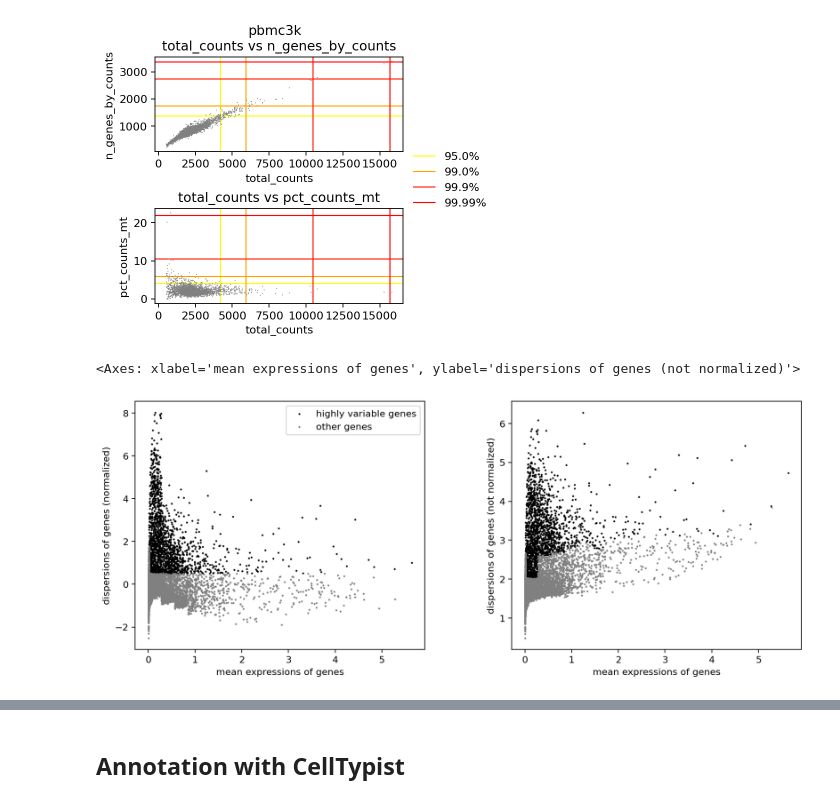
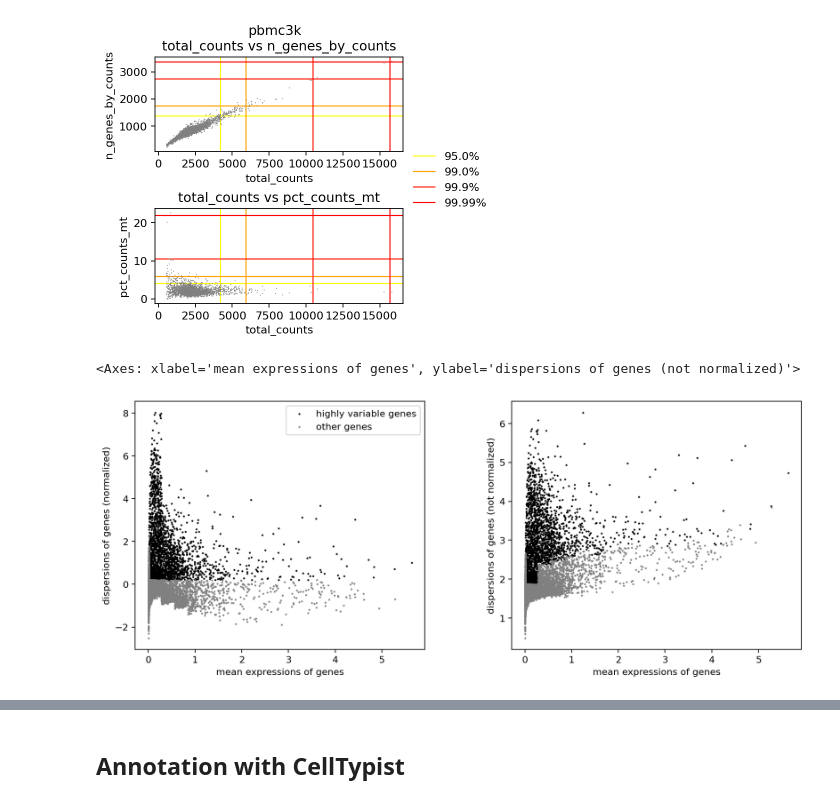
Before and after one commit to yo-aka-gene/grnet, a Jupyter notebook: docs/notebooks/pbmc3k_viz.ipynb, the cells around one changed output, grey strips where cells are left out. Cells and saved outputs as stored; diff of their text form; code cells hidden in the pictures.

```diff
--- a/docs/notebooks/pbmc3k_viz.ipynb
+++ b/docs/notebooks/pbmc3k_viz.ipynb
@@ -95,13 +101,13 @@ sc.pp.normalize_total(conf.data, target_sum=1e4)
 sc.pp.log1p(conf.data)
 # %%
 sc.pp.highly_variable_genes(
-    conf.data, min_mean=0.0125, max_mean=15, min_disp=0.5
+    conf.data, min_mean=0.0125, max_mean=15, min_disp=0.2
 )
 sc.pl.highly_variable_genes(conf.data, show=False)
 # plt.savefig(f"{conf.export}/hvg.pdf", **kwarg_savefig)
 # %% [output]
 <Axes: xlabel='mean expressions of genes', ylabel='dispersions of genes (not normalized)'>
-[figure, old version]
+[figure, new version]
 # %%
 sc.tl.pca(conf.data, svd_solver='arpack')
 # %%
```
Also changed, not shown: parts of 25 cells of this notebook.
